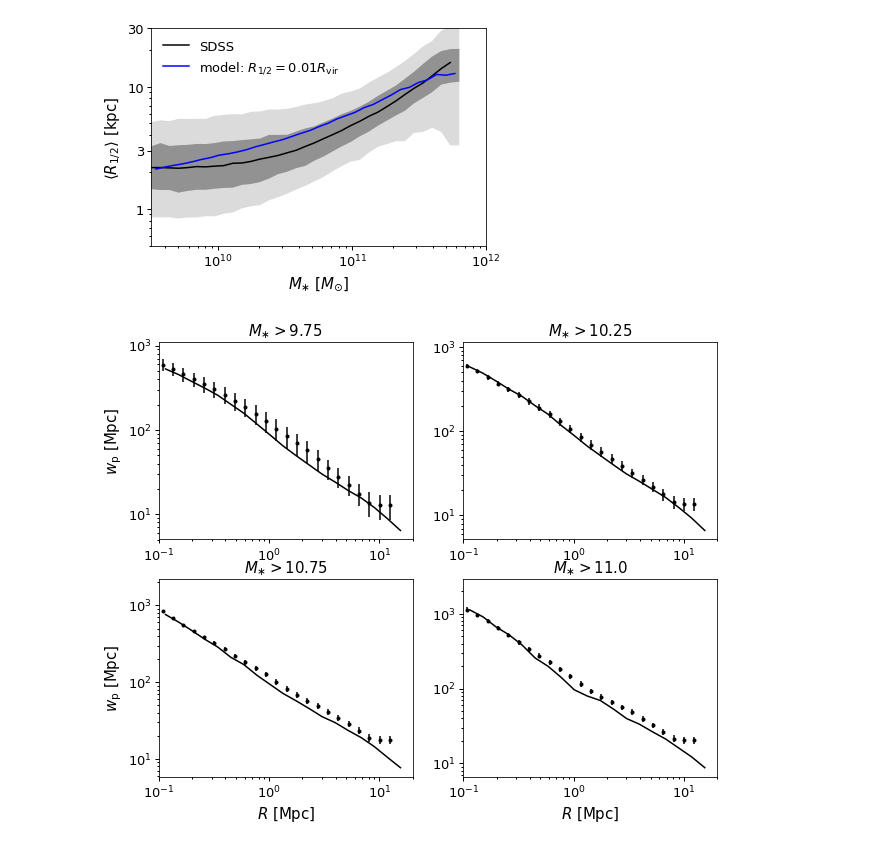
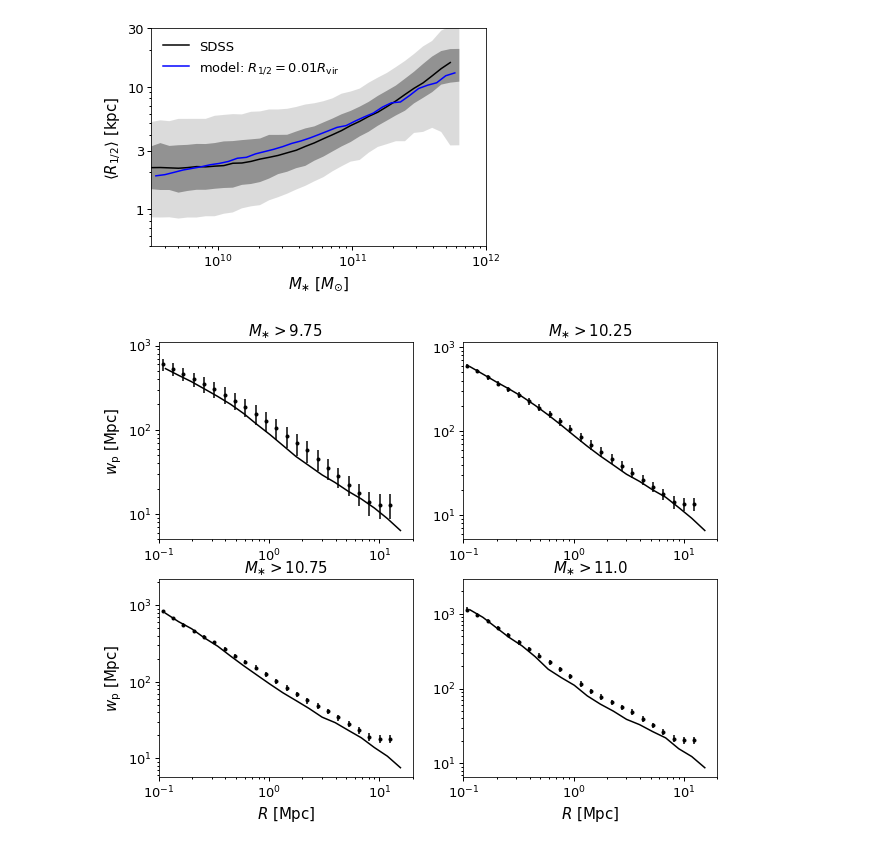
Before and after one commit to aphearin/galsize_models, a Jupyter notebook: notebooks/sham_based_penultimate_results.ipynb, the cells around one changed output. Saved outputs shown, nothing was run; the diff lists cells and outputs as text; code cells hidden in the pictures.

```diff
--- a/notebooks/sham_based_penultimate_results.ipynb
+++ b/notebooks/sham_based_penultimate_results.ipynb
@@ -40,7 +40,7 @@ from galsize_models.models import component_size_vs_rhalo
 
 normalization_all = 0.01
 alpha_all = 1.
-scatter_all = 0.2
+scatter_all = 0.25
 
 mock['r50_nocorr'] = component_size_vs_rhalo(mock['rvir_zpeak'],
                         normalization_all, alpha_all,
@@ -61,7 +61,8 @@ mock['r50_nospl'] = component_size_vs_rhalo(mock['rvir_zpeak_no_splashback'],
                         normalization_all, alpha_all,
                         scatter=scatter_all)
 # %%
-mock_r50_table, __, __ = binned_statistic(mock['sm'], mock['r50_nocorr'], bins=logsm_table)
+mock_r50_table, __, __ = binned_statistic(mock['sm'], mock['r50_nocorr'], bins=logsm_table,
+                                         statistic='median')
 mock['median_r50'] = np.interp(mock['sm'], logsm_mids, np.log10(mock_r50_table))
 
 mock['r50_mstar'] = 10**np.random.normal(loc=mock['median_r50'], scale=0.2)
@@ -72,19 +73,36 @@ logsm_mids = 0.5*(logsm_bins[:-1] + logsm_bins[1:])
 
 sdss_median_rhalf_table, __, __ = binned_statistic(sdss['sm'],
                                       sdss['r50_magr_kpc_meert15'],
-                                     bins=logsm_bins)
+                                     bins=logsm_bins, statistic='median')
 
 def frac_surviving_mstar(frac_surviving_dm, a=14.2):
     return 1 - np.exp(-a*frac_surviving_dm)
 
-def frac_rhalf_reduction(mstar_init, frac_surviving_dm, a=14.2):
-    mstar_final = frac_surviving_mstar(frac_surviving_dm)*mstar_init
+def frac_r50_reduction(mstar_init, frac_surviving_mstar):
+    mstar_final = frac_surviving_mstar*mstar_init
     logsm_init, logsm_final = np.log10([mstar_init, mstar_final])
-    initial_rhalf, final_rhalf = np.interp([logsm_init, logsm_final],
+    initial_r50, final_r50 = np.interp([logsm_init, logsm_final],
                                           logsm_mids, sdss_median_rhalf_table)
-    return final_rhalf/initial_rhalf
+    return final_r50/initial_r50
 
-
-frac_surviving_dm = mock['mvir']/mock['mpeak']
-mock['frac_surviving_mstar'] = frac_surviving_mstar(frac_surviving_dm)
-mock['r50_mstar_stripping'] = mock['r50_mstar']*frac_rhalf_reduction(10**mock['sm'], frac_surviving_dm)
+mock['frac_surviving_dm'] = mock['mvir']/mock['mpeak']
+mock['frac_surviving_mstar'] = frac_surviving_mstar(mock['frac_surviving_dm'])
+mock['frac_stripped_r50'] = frac_r50_reduction(10**mock['sm'], mock['frac_surviving_mstar'])
+mock['r50_mstar_stripping'] = mock['r50_mstar']*mock['frac_stripped_r50']
+# %%
+mask = (mock['sm'] > 10) & (mock['sm'] < 10.1)
+sample = mock[mask]
+
+cens = sample[sample['upid']==-1]
+sats = sample[sample['upid']!=-1]
+
+fig, ax = plt.subplots(1, 1)
+
+__=ax.hist(cens['frac_stripped_r50'], normed=True, bins=50)
+__=ax.hist(sats['frac_stripped_r50'], normed=True, bins=50)
+
+# __=ax.hist(cens['frac_surviving_mstar'], normed=True, bins=50)
+# __=ax.hist(sats['frac_surviving_mstar'], normed=True, bins=50)
+
+# __=ax.hist(np.log10(cens['r50_mstar_stripping']), normed=True, bins=50)
+# __=ax.hist(np.log10(sats['r50_mstar_stripping']), normed=True, bins=50)
@@ -123,7 +143,7 @@ for i, logsm in enumerate(logsm_table):
 
 from scipy.stats import binned_statistic
 mock_r50_median, __, __ = binned_statistic(
-            mock['sm'], mock['r50_nocorr'], bins=logsm_table)
+            mock['sm'], mock['r50_nocorr'], bins=logsm_table, statistic='median')
 logsm_mids = 0.5*(logsm_table[:-1] + logsm_table[1:])
 
 fig, ax = plt.subplots(1, 1)
@@ -131,34 +151,34 @@ __=ax.loglog()
 
 xmin, xmax = 10**9.5, 10**12
 ymin, ymax = 0.5, 30
 _xlabel = r'$M_{\ast}$ $[M_{\odot}]$'
 _ylabel = r'$\langle R_{1/2} \rangle$ $[{\rm kpc}]$'
 xlim = ax.set_xlim(xmin, xmax)
 ylim = ax.set_ylim(ymin, ymax)
 __=ax.get_yaxis().set_major_formatter(ticker.ScalarFormatter())
 __=ax.get_yaxis().set_minor_formatter(ticker.NullFormatter())
 __=ax.set_yticks((1, 3, 10, 30))
 
 ylabel=ax.set_ylabel(_ylabel)
 xlabel=ax.set_xlabel(_xlabel)
 
 __=ax.plot(10**logsm_table, r50_table_median, color='k', label='SDSS')
 __=ax.plot(10**logsm_mids, mock_r50_median, color='blue',
            label=r'model: $R_{1/2}=0.01R_{\rm vir}$')
 
 y1, y2 = r50_table_3sigma_low, r50_table_3sigma_high
 __=ax.fill_between(10**logsm_table, y1, y2, facecolor='lightgray', alpha=0.8)
 
 y1, y2 = r50_table_1sigma_low, r50_table_1sigma_high
 __=ax.fill_between(10**logsm_table, y1, y2, facecolor='gray', alpha=0.8)
 
 
 leg = ax.legend()
 
 figname = 'rvir_only_rhalf_vs_mstar_sham_model.pdf'
 fig.savefig(figname, bbox_extra_artists=[xlabel, ylabel], bbox_inches='tight')
 # %% [output]
-[figure, old version]
+[figure, new version]
 # %%
 from galsize_models.measurements import single_component_clustering
 # %%
```
Also changed, not shown: parts of 19 cells of this notebook, 48 other files.
